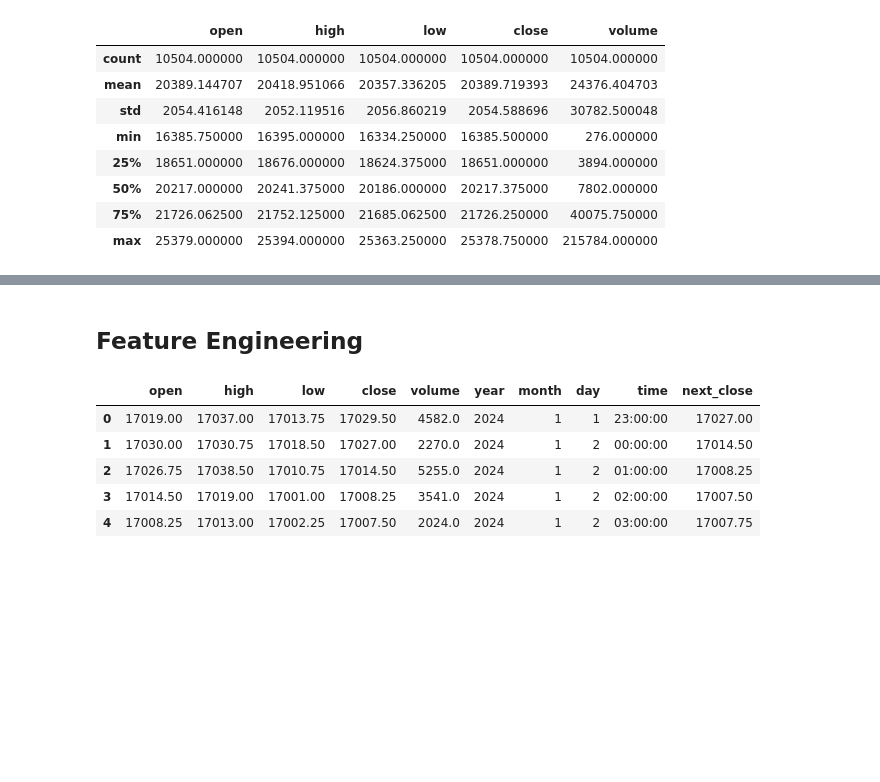
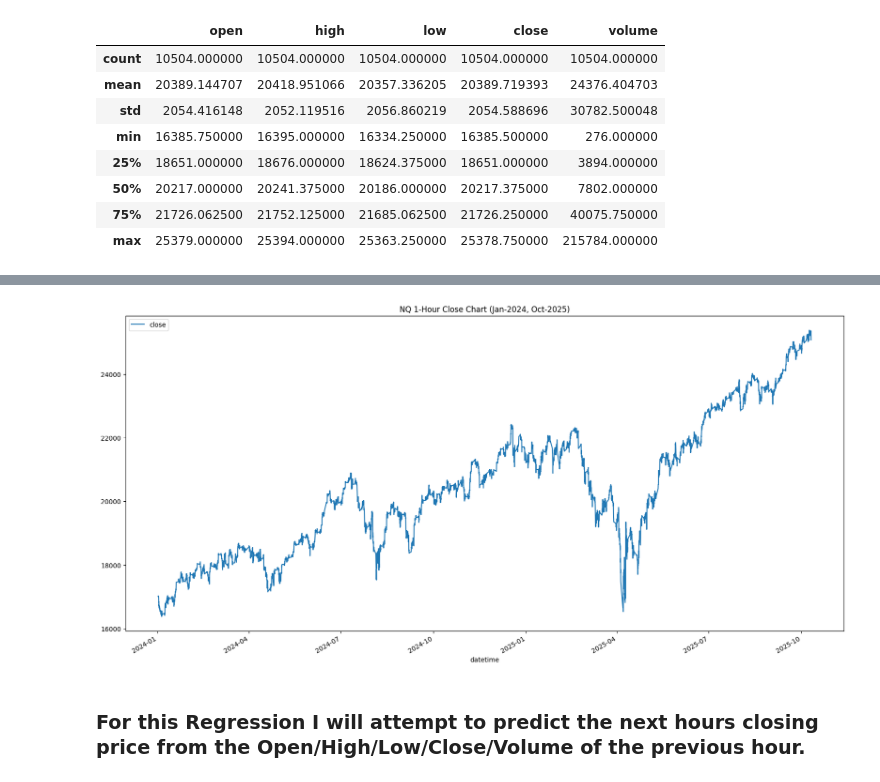
Before and after one commit to gabeLin300/Nasdaq-E-Mini-Futures-Regression, a Jupyter notebook: emini_regression.ipynb, the cells around one changed output, grey strips where cells are left out. Drawn from its saved outputs; the diff is of its cells as text; code cells hidden in the pictures; blank space fills up the shorter version.

Commit message:
Strting Time Series preprocessing for forcasting

```diff
--- a/emini_regression.ipynb
+++ b/emini_regression.ipynb
@@ -40,20 +50,2 @@ nq_1hr.describe()
 # %%
 nq_1hr['datetime'] = pd.to_datetime(nq_1hr['datetime'])
-# %% [markdown]
-## Feature Engineering
-# %%
-nq_1hr["year"] = nq_1hr.datetime.dt.year
-nq_1hr["month"] = nq_1hr.datetime.dt.month
-nq_1hr["day"] = nq_1hr.datetime.dt.day
-nq_1hr["time"] = nq_1hr.datetime.dt.time
-nq_1hr['next_close'] = nq_1hr.close.shift(-1)
-nq_1hr = nq_1hr.drop(columns=["datetime", "symbol"])
-nq_1hr = nq_1hr.dropna()
-nq_1hr.head()
-# %% [output]
-|  | open | high | low | close | volume | year | month | day | time | next_close |
-| 0 | 17019.00 | 17037.00 | 17013.75 | 17029.50 | 4582.0 | 2024 | 1 | 1 | 23:00:00 | 17027.00 |
-| 1 | 17030.00 | 17030.75 | 17018.50 | 17027.00 | 2270.0 | 2024 | 1 | 2 | 00:00:00 | 17014.50 |
-| 2 | 17026.75 | 17038.50 | 17010.75 | 17014.50 | 5255.0 | 2024 | 1 | 2 | 01:00:00 | 17008.25 |
-| 3 | 17014.50 | 17019.00 | 17001.00 | 17008.25 | 3541.0 | 2024 | 1 | 2 | 02:00:00 | 17007.50 |
-| 4 | 17008.25 | 17013.00 | 17002.25 | 17007.50 | 2024.0 | 2024 | 1 | 2 | 03:00:00 | 17007.75 |
@@ -68,0 +52,7 @@ lm = LinearRegression()
+# %%
+nq_1hr.plot(title="NQ 1-Hour Close Chart (Jan-2024, Oct-2025)",figsize=(20,10), x="datetime", y="close")
+plt.show()
+# %% [output]
+[figure, added]
+# %% [markdown]
+### For this Regression I will attempt to predict the next hours closing price from the Open/High/Low/Close/Volume of the previous hour.
```
Also changed, not shown: parts of 19 cells of this notebook.
